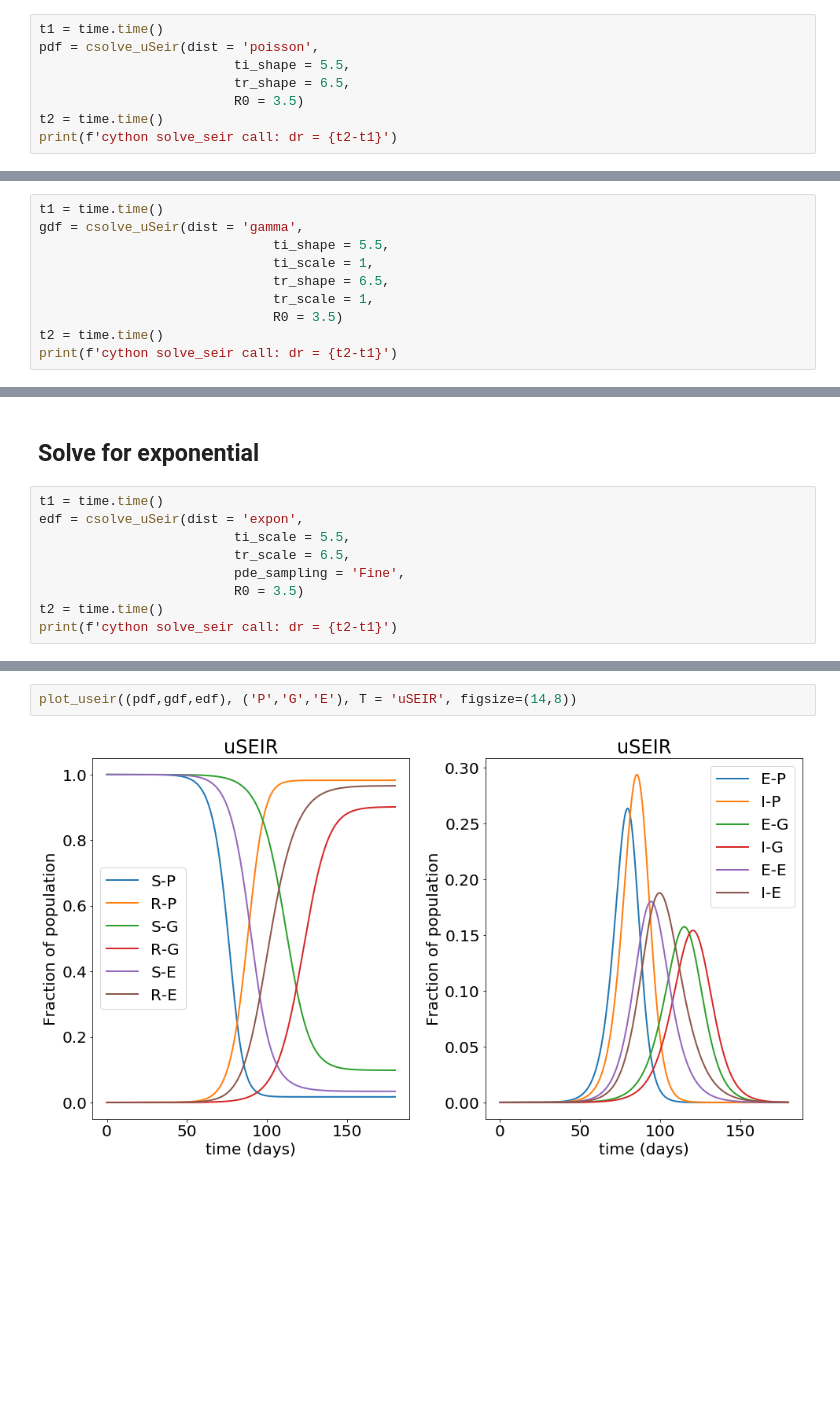
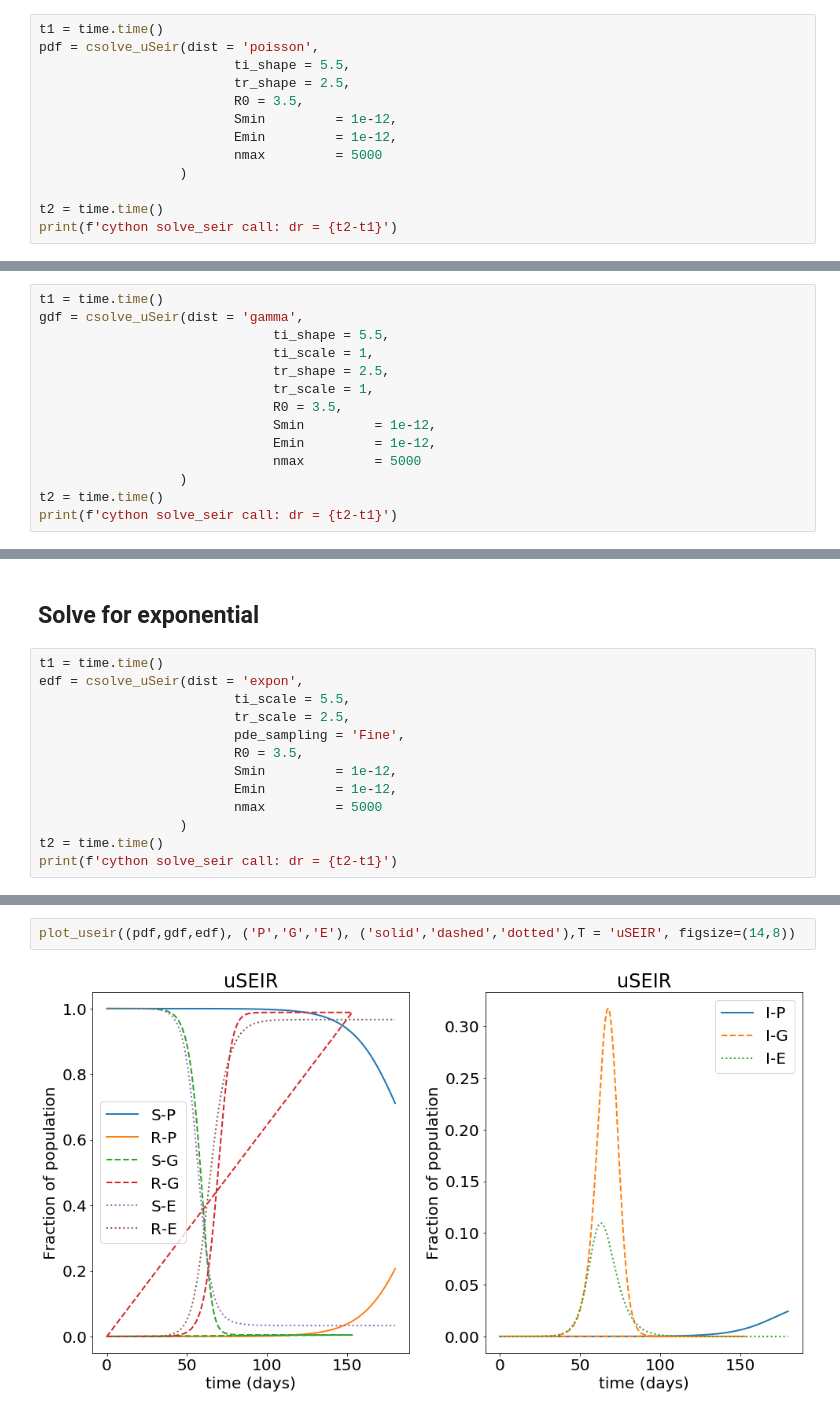
Before and after one commit to jjgomezcadenas/useirn, a Jupyter notebook: nb/uSEIRApp.ipynb, the cells around one changed output, grey strips where cells are left out. Cells and saved outputs as stored; diff of their text form; blank space fills up the shorter version.

```diff
--- a/nb/uSEIRApp.ipynb
+++ b/nb/uSEIRApp.ipynb
@@ -75,8 +76,13 @@ plot_useir((df,), ('G',), T = 'uSEIR', figsize=(14,8))
 t1 = time.time()
 pdf = csolve_uSeir(dist = 'poisson',
                          ti_shape = 5.5,
-                         tr_shape = 6.5,
-                         R0 = 3.5)
+                         tr_shape = 2.5,
+                         R0 = 3.5,
+                         Smin         = 1e-12,
+                         Emin         = 1e-12,
+                         nmax         = 5000
+                  )
+
 t2 = time.time()
 print(f'cython solve_seir call: dr = {t2-t1}')
 # %% [output]
@@ -93,9 +99,13 @@ t1 = time.time()
 gdf = csolve_uSeir(dist = 'gamma',
                               ti_shape = 5.5,
                               ti_scale = 1,
-                              tr_shape = 6.5,
+                              tr_shape = 2.5,
                               tr_scale = 1,
-                              R0 = 3.5)
+                              R0 = 3.5,
+                              Smin         = 1e-12,
+                              Emin         = 1e-12,
+                              nmax         = 5000
+                  )
 t2 = time.time()
 print(f'cython solve_seir call: dr = {t2-t1}')
 # %% [output]
@@ -111,9 +121,13 @@ cython solve_seir call: dr = 0.6387739181518555
 t1 = time.time()
 edf = csolve_uSeir(dist = 'expon',
                          ti_scale = 5.5,
-                         tr_scale = 6.5,
+                         tr_scale = 2.5,
                          pde_sampling = 'Fine',
-                         R0 = 3.5)
+                         R0 = 3.5,
+                         Smin         = 1e-12,
+                         Emin         = 1e-12,
+                         nmax         = 5000
+                  )
 t2 = time.time()
 print(f'cython solve_seir call: dr = {t2-t1}')
 # %% [output]
@@ -126,4 +140,4 @@ cython solve_seir call: dr = 1.2302639484405518
 # %%
-plot_useir((pdf,gdf,edf), ('P','G','E'), T = 'uSEIR', figsize=(14,8))
+plot_useir((pdf,gdf,edf), ('P','G','E'), ('solid','dashed','dotted'),T = 'uSEIR', figsize=(14,8))
 # %% [output]
-[figure, old version]
+[figure, new version]
```
Also changed, not shown: parts of 13 cells of this notebook, 3 other files.
